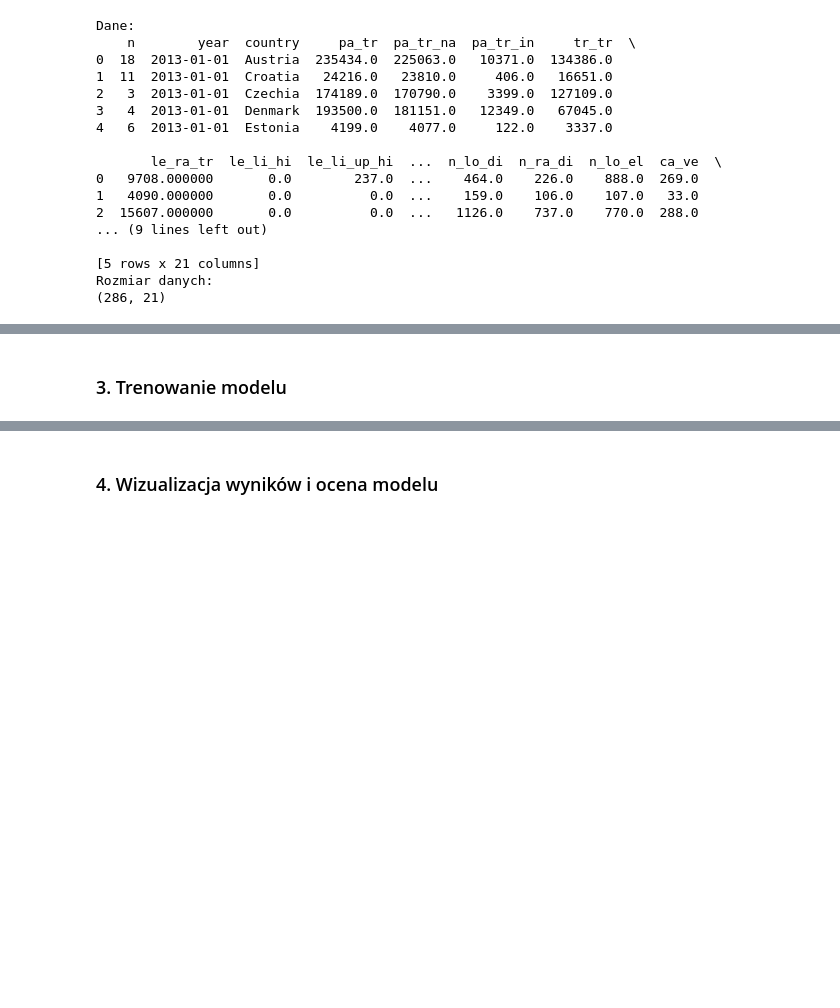
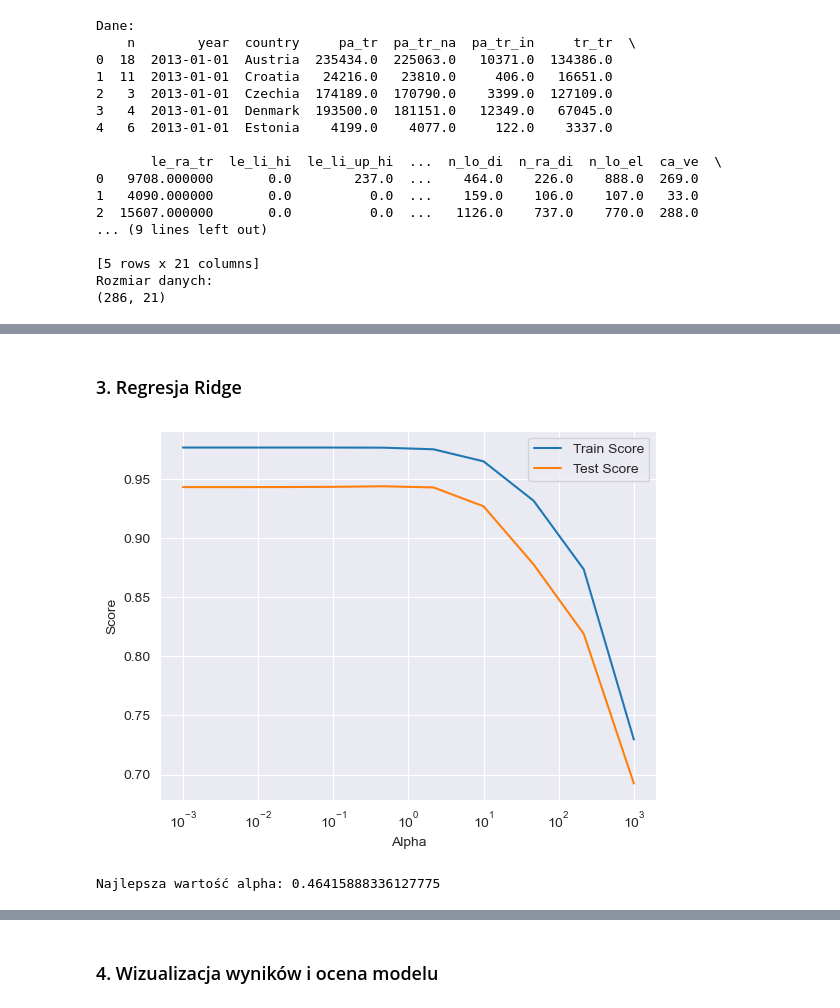
Before and after one commit to SzymonKovalski/ExploracjaTransportuKolejowego, a Jupyter notebook: regresja.ipynb, the cells around one changed output, grey strips where cells are left out. Cells and saved outputs as stored; diff of their text form; code cells hidden in the pictures; blank space fills up the shorter version.

```diff
--- a/regresja.ipynb
+++ b/regresja.ipynb
@@ -44,2 +121,32 @@ Rozmiar danych:
 # %% [markdown]
-### 3. Trenowanie modelu
+### 3. Regresja Ridge
+# %%
+#Sprawdzenie dla innych wartości parametru alpha
+#Standaryzacja cech
+scaler_X = StandardScaler()
+X_train_scaled = scaler_X.fit_transform(X_train)
+X_test_scaled = scaler_X.transform(X_test)
+
+scaler_y = StandardScaler()
+y_train_scaled = scaler_y.fit_transform(y_train.values.reshape(-1, 1)).flatten()
+y_test_scaled = scaler_y.transform(y_test.values.reshape(-1, 1)).flatten()
+
+param_range = np.logspace(-3, 3, 10)
+train_scores, test_scores = validation_curve(
+    Ridge(), X_train_scaled, y_train_scaled, param_name="alpha", param_range=param_range, cv=5
+)
+
+plt.plot(param_range, train_scores.mean(axis=1), label="Train Score")
+plt.plot(param_range, test_scores.mean(axis=1), label="Test Score")
+plt.xscale('log')
+plt.xlabel('Alpha')
+plt.ylabel('Score')
+plt.legend()
+plt.show()
+
+best_alpha_index = np.argmax(test_scores.mean(axis=1))  # Indeks najlepszego alpha na podstawie wyników testowych
+best_alpha = param_range[best_alpha_index]
+print(f'Najlepsza wartość alpha: {best_alpha}')
+# %% [output]
+[figure, added]
+Najlepsza wartość alpha: 0.46415888336127775
```
Also changed, not shown: parts of 7 cells of this notebook.
